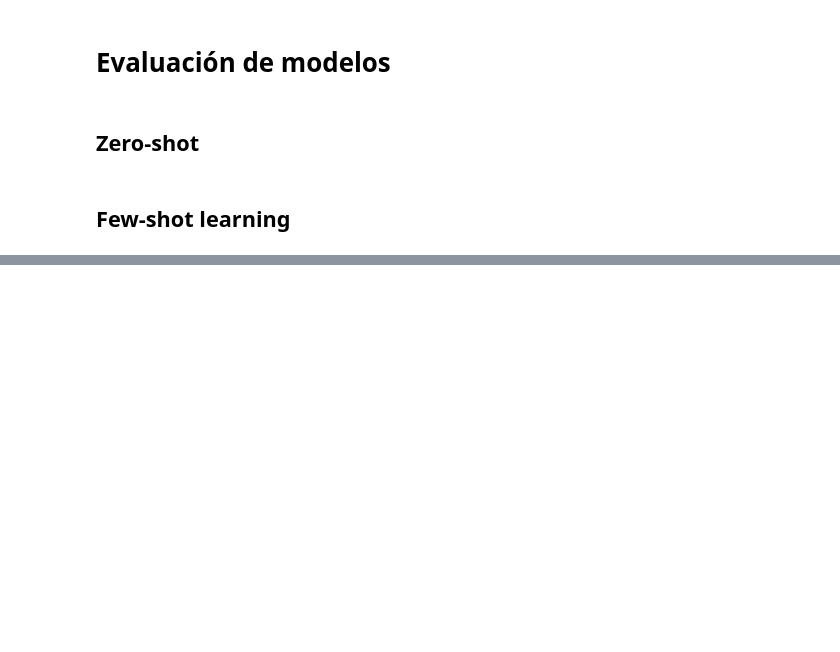
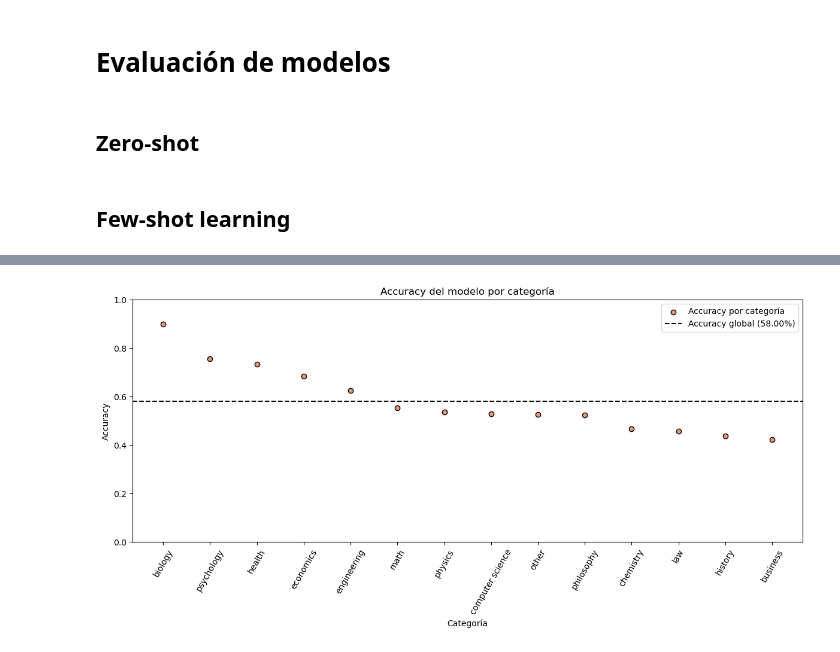
Before and after one commit to nicokossacoff/mmlu-pro-validation, a Jupyter notebook: notebooks/mmlu-wolinsky-kossacoff-V2.ipynb, the cells around one changed output, grey strips where cells are left out. Drawn from its saved outputs; the diff is of its cells as text; code cells hidden in the pictures; blank space fills up the shorter version.

```diff
--- a/notebooks/mmlu-wolinsky-kossacoff-V2.ipynb
+++ b/notebooks/mmlu-wolinsky-kossacoff-V2.ipynb
@@ -15,14 +15,3 @@ from datasets import load_dataset
 API_KEY = os.getenv("GEMINI_API_KEY")
 if API_KEY is None:
 	API_KEY = getpass.getpass("Enter your API key:")
-# %%
-from nbformat import read, write, NO_CONVERT
-
-with open("notebooks/mmlu-wolinsky-kossacoff.ipynb", "r", encoding="utf-8") as f:
-    nb = read(f, as_version=NO_CONVERT)
-
-if 'widgets' in nb['metadata']:
-    del nb['metadata']['widgets']
-
-with open("your_notebook_cleaned.ipynb", "w", encoding="utf-8") as f:
-    write(nb, f)
@@ -496,0 +486,5 @@ plot_accuracy_by_category(df)
+# %%
+df = pd.read_parquet("../data/resultados_few_shot.parquet")
+plot_accuracy_by_category(df)
+# %% [output]
+[figure, added]
```
Also changed, not shown: parts of 2 cells of this notebook.
